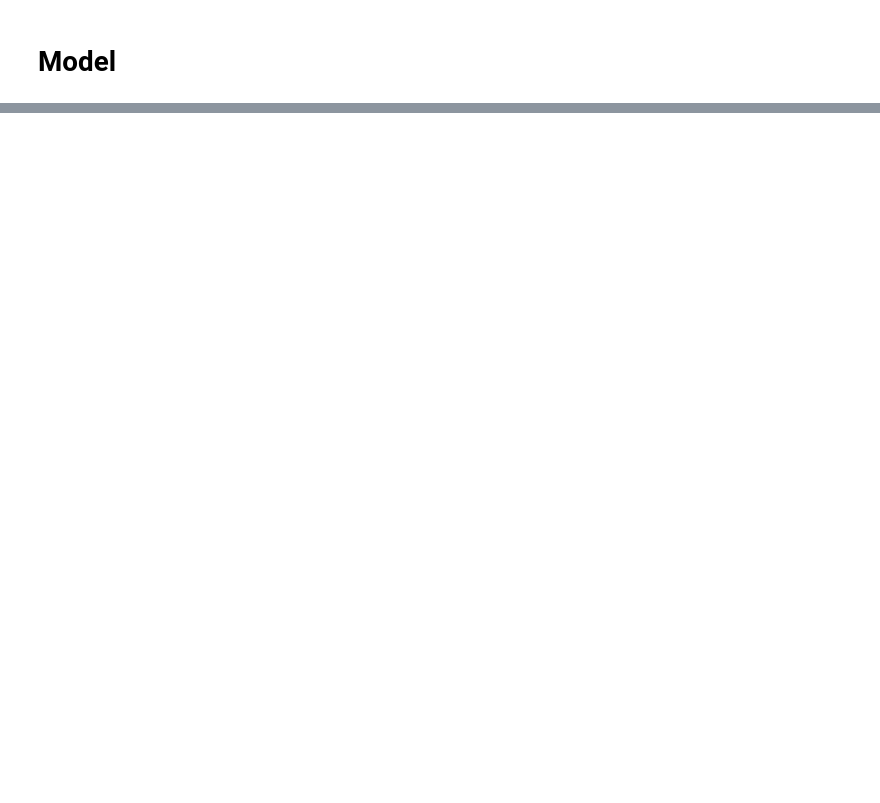
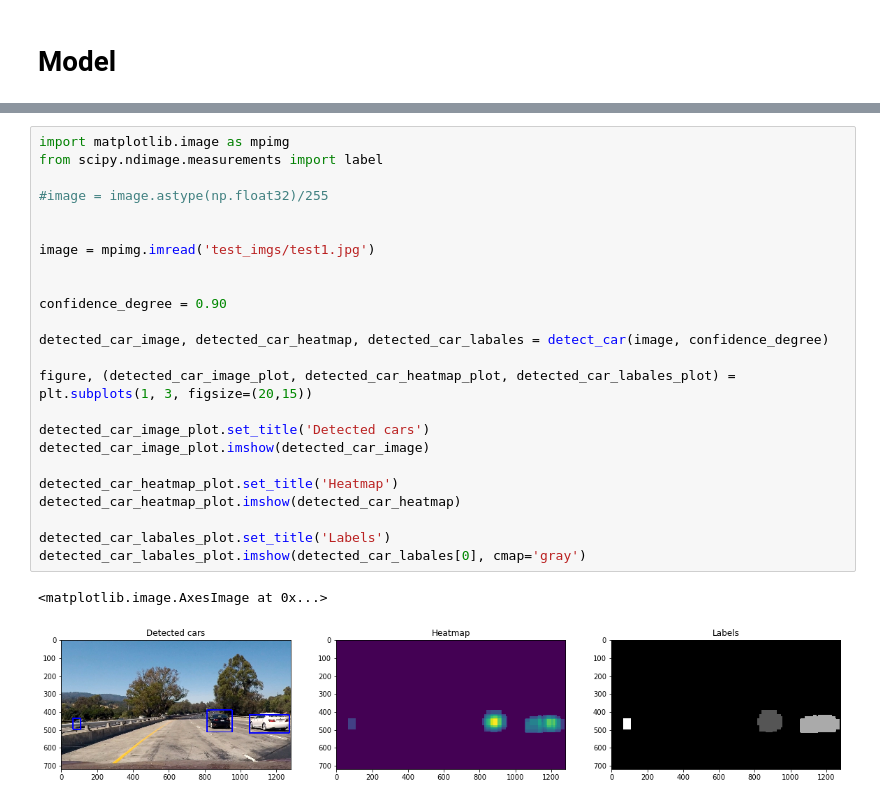
Before and after one commit to aOlmo/project_cv, a Jupyter notebook: f_project.ipynb, the cells around one changed output, grey strips where cells are left out. Drawn from its saved outputs; the diff is of its cells as text; blank space fills up the shorter version.

```diff
--- a/f_project.ipynb
+++ b/f_project.ipynb
@@ -185,0 +371,27 @@ print(rounded)
+# %%
+import matplotlib.image as mpimg
+from scipy.ndimage.measurements import label
+
+#image = image.astype(np.float32)/255
+
+
+image = mpimg.imread('test_imgs/test1.jpg')
+
+
+confidence_degree = 0.90
+
+detected_car_image, detected_car_heatmap, detected_car_labales = detect_car(image, confidence_degree)
+
+figure, (detected_car_image_plot, detected_car_heatmap_plot, detected_car_labales_plot) = plt.subplots(1, 3, figsize=(20,15))
+
+detected_car_image_plot.set_title('Detected cars')
+detected_car_image_plot.imshow(detected_car_image)
+
+detected_car_heatmap_plot.set_title('Heatmap')
+detected_car_heatmap_plot.imshow(detected_car_heatmap)
+
+detected_car_labales_plot.set_title('Labels')
+detected_car_labales_plot.imshow(detected_car_labales[0], cmap='gray')
+# %% [output]
+<matplotlib.image.AxesImage at 0x...>
+[figure, added]
```
Also changed, not shown: parts of 14 cells of this notebook.
